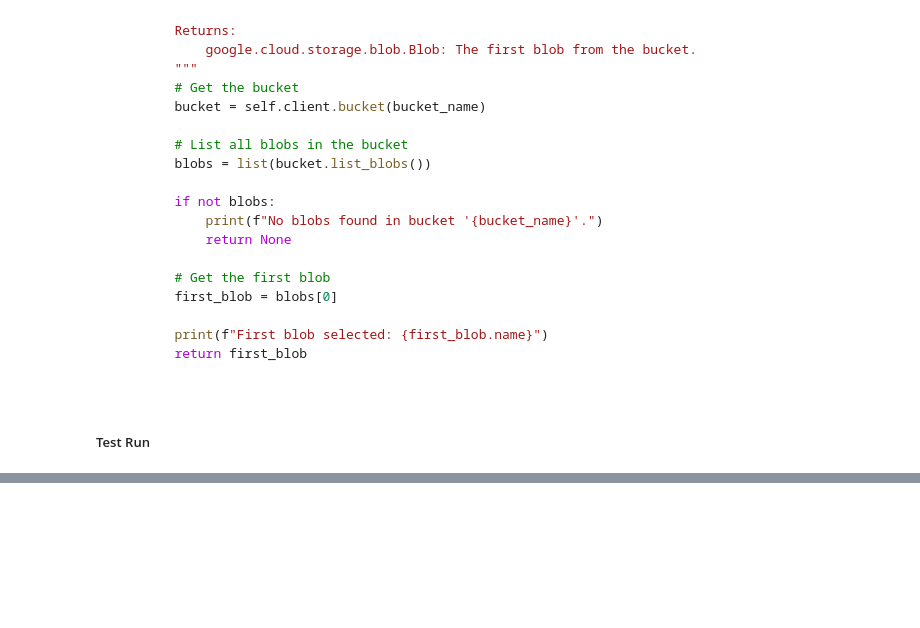
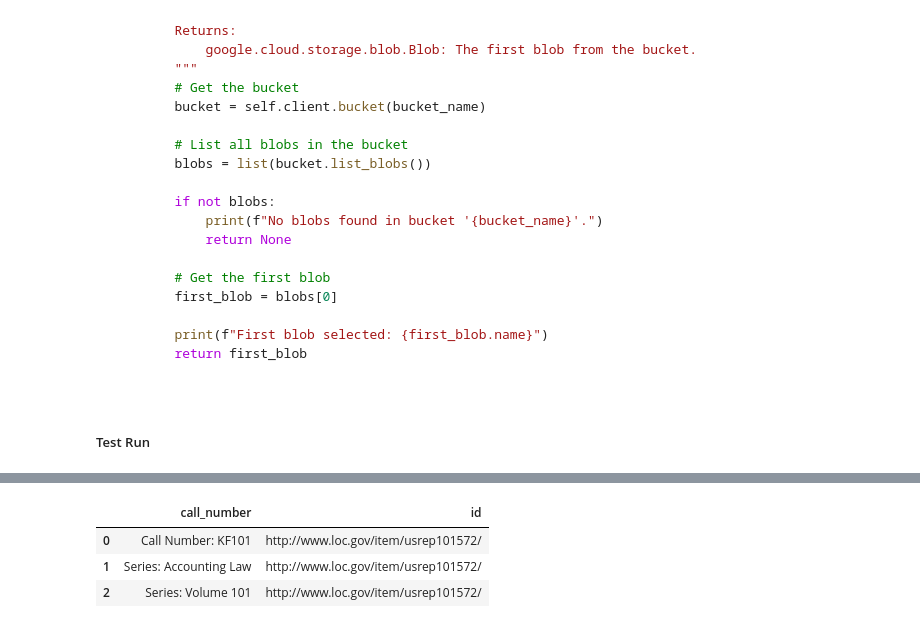
Before and after one commit to justin-napolitano/loc_normalizer, a Jupyter notebook: src/testing.ipynb, the cells around one changed output, grey strips where cells are left out. Saved outputs shown, nothing was run; the diff lists cells and outputs as text; code cells hidden in the pictures; blank space fills up the shorter version.

```diff
--- a/src/testing.ipynb
+++ b/src/testing.ipynb
@@ -274,0 +708,14 @@ AttributeError: 'GCSClient' object has no attribute 'pop_blob'
+# %%
+# df_call_number = pd.DataFrame(df_item["call_number"], columns=['call_number'])
+# df_call_number['id'] = json_data["results"][0]['id']  # Add 'id' for joining
+
+call_numbers = item_data.get('call_number', [])
+df_call_number = pd.DataFrame(call_numbers, columns=['call_number'])
+df_call_number['id'] = json_data["results"][0]['id']  # Add 'id' for joining
+# %%
+df_call_number
+# %% [output]
+|  | call_number | id |
+| 0 | Call Number: KF101 | http://www.loc.gov/item/usrep101572/ |
+| 1 | Series: Accounting Law | http://www.loc.gov/item/usrep101572/ |
+| 2 | Series: Volume 101 | http://www.loc.gov/item/usrep101572/ |
```
Also changed, not shown: parts of 34 cells of this notebook, 2 other files.
